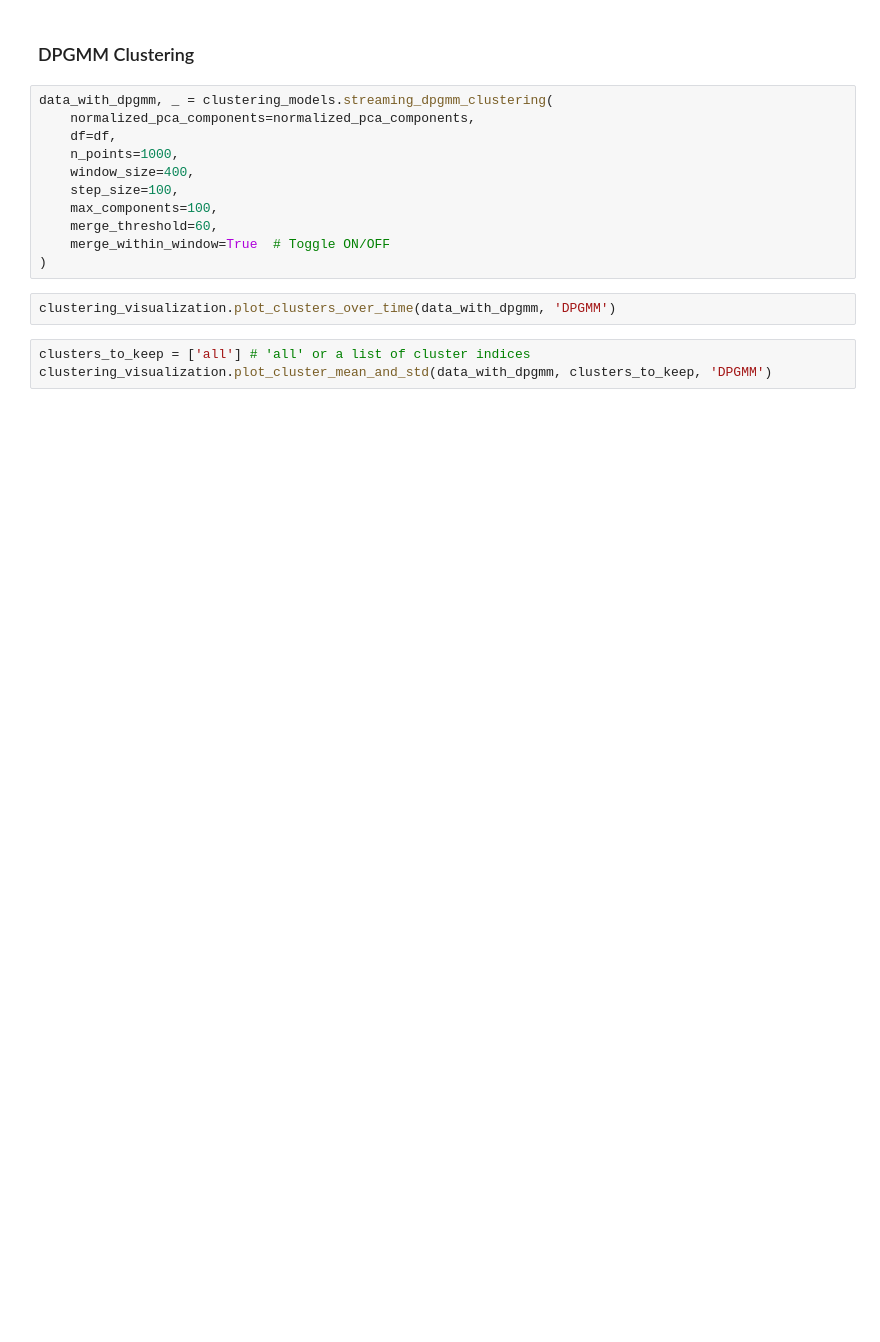
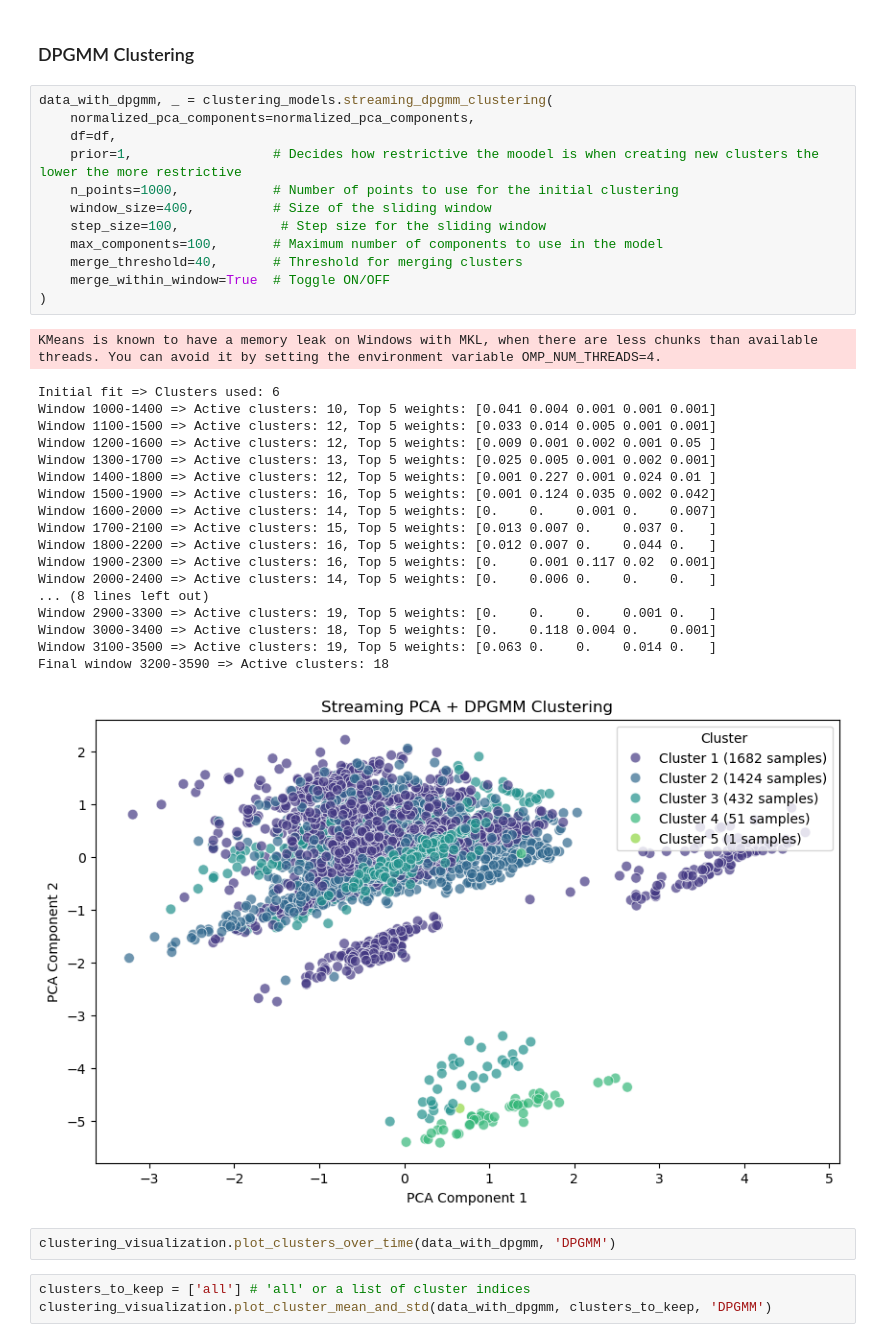
Before and after one commit to viktorkjellsson/Exjobb, a Jupyter notebook: notebooks/clustering.ipynb, the cells around one changed output. Drawn from its saved outputs; the diff is of its cells as text; blank space fills up the shorter version.

```diff
--- a/notebooks/clustering.ipynb
+++ b/notebooks/clustering.ipynb
@@ -56,14 +65,35 @@ clustering_visualization.plot_cluster_mean_and_std(data_with_gmm, clusters_to_ke
 # %%
 data_with_dpgmm, _ = clustering_models.streaming_dpgmm_clustering(
     normalized_pca_components=normalized_pca_components,
     df=df,
-    n_points=1000,
-    window_size=400,
-    step_size=100,
-    max_components=100,
-    merge_threshold=60,
+    prior=1,                  # Decides how restrictive the moodel is when creating new clusters the lower the more restrictive
+    n_points=1000,            # Number of points to use for the initial clustering
+    window_size=400,          # Size of the sliding window
+    step_size=100,             # Step size for the sliding window
+    max_components=100,       # Maximum number of components to use in the model
+    merge_threshold=40,       # Threshold for merging clusters
     merge_within_window=True  # Toggle ON/OFF
 )
+# %% [output]
+KMeans is known to have a memory leak on Windows with MKL, when there are less chunks than available threads. You can avoid it by setting the environment variable OMP_NUM_THREADS=4.
+Initial fit => Clusters used: 6
+Window 1000-1400 => Active clusters: 10, Top 5 weights: [0.041 0.004 0.001 0.001 0.001]
+Window 1100-1500 => Active clusters: 12, Top 5 weights: [0.033 0.014 0.005 0.001 0.001]
+Window 1200-1600 => Active clusters: 12, Top 5 weights: [0.009 0.001 0.002 0.001 0.05 ]
+Window 1300-1700 => Active clusters: 13, Top 5 weights: [0.025 0.005 0.001 0.002 0.001]
+Window 1400-1800 => Active clusters: 12, Top 5 weights: [0.001 0.227 0.001 0.024 0.01 ]
+Window 1500-1900 => Active clusters: 16, Top 5 weights: [0.001 0.124 0.035 0.002 0.042]
+Window 1600-2000 => Active clusters: 14, Top 5 weights: [0.    0.    0.001 0.    0.007]
+Window 1700-2100 => Active clusters: 15, Top 5 weights: [0.013 0.007 0.    0.037 0.   ]
+Window 1800-2200 => Active clusters: 16, Top 5 weights: [0.012 0.007 0.    0.044 0.   ]
+Window 1900-2300 => Active clusters: 16, Top 5 weights: [0.    0.001 0.117 0.02  0.001]
+Window 2000-2400 => Active clusters: 14, Top 5 weights: [0.    0.006 0.    0.    0.   ]
+... (8 lines left out)
+Window 2900-3300 => Active clusters: 19, Top 5 weights: [0.    0.    0.    0.001 0.   ]
+Window 3000-3400 => Active clusters: 18, Top 5 weights: [0.    0.118 0.004 0.    0.001]
+Window 3100-3500 => Active clusters: 19, Top 5 weights: [0.063 0.    0.    0.014 0.   ]
+Final window 3200-3590 => Active clusters: 18
+[figure, added]
 # %%
 clustering_visualization.plot_clusters_over_time(data_with_dpgmm, 'DPGMM')
 # %%
```
Also changed, not shown: parts of 6 cells of this notebook, 2 other files.
